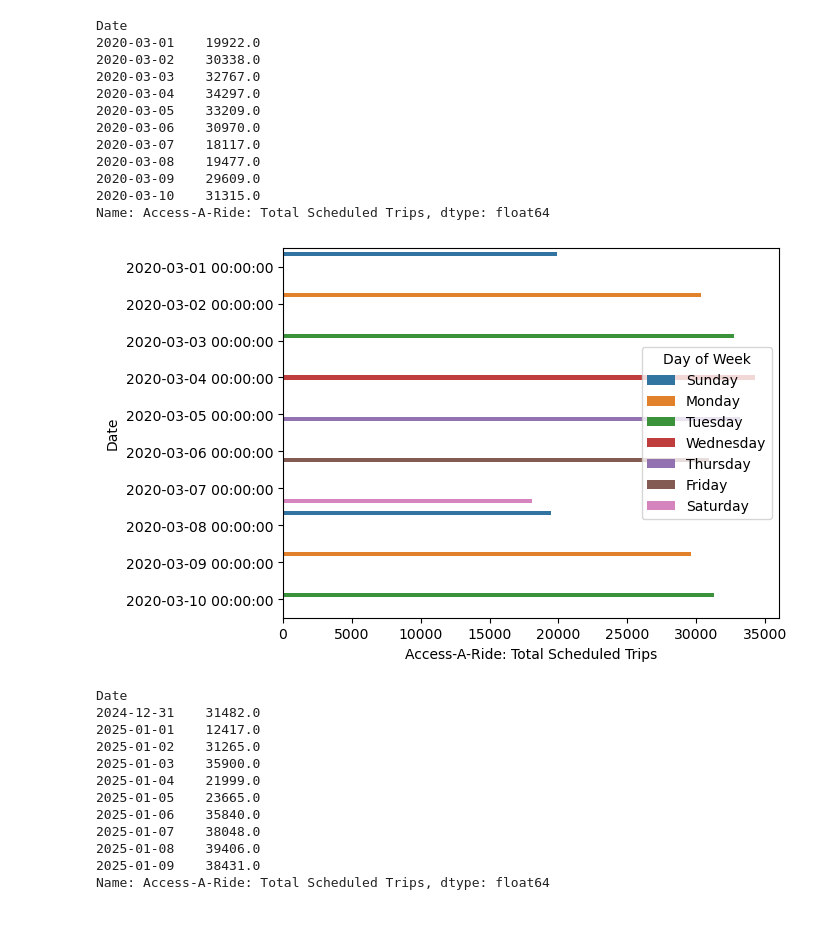
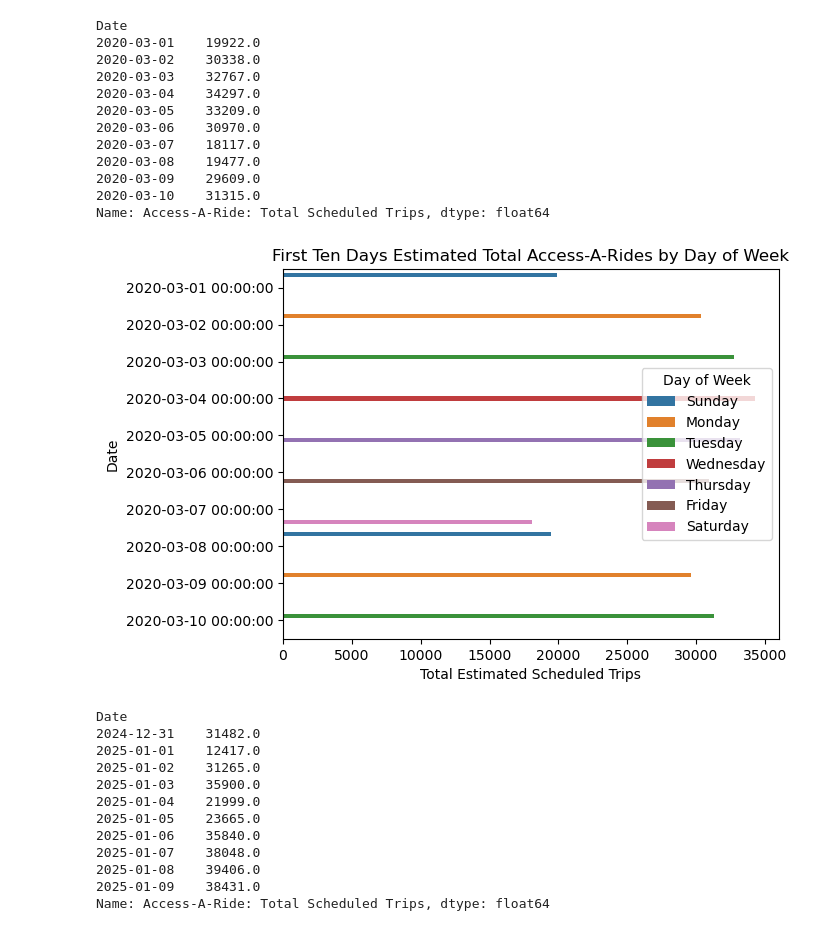
Before and after one commit to alishanstyles/MTA-Daily-Ridership, a Jupyter notebook: Untitled.ipynb, the cells around one changed output. Cells and saved outputs as stored; diff of their text form; code cells hidden in the pictures.

```diff
--- a/Untitled.ipynb
+++ b/Untitled.ipynb
@@ -682,10 +698,14 @@ Name: Access-A-Ride: Total Scheduled Trips, dtype: float64
 # %%
 sns.barplot(data = first_ten,
             x = 'Access-A-Ride: Total Scheduled Trips',
             y = 'Date',
-            hue = 'Day of Week');
+            hue = 'Day of Week')
+plt.title('First Ten Days Estimated Total Access-A-Rides by Day of Week')
+plt.xlabel('Total Estimated Scheduled Trips')
+plt.ylabel('Date')
+plt.savefig('barplot9');
 # %% [output]
-[figure, old version]
+[figure, new version]
 # %%
 last_ten.groupby('Date')['Access-A-Ride: Total Scheduled Trips'].mean()
 # %% [output]
```
Also changed, not shown: parts of 5 cells of this notebook, 6 other files.
